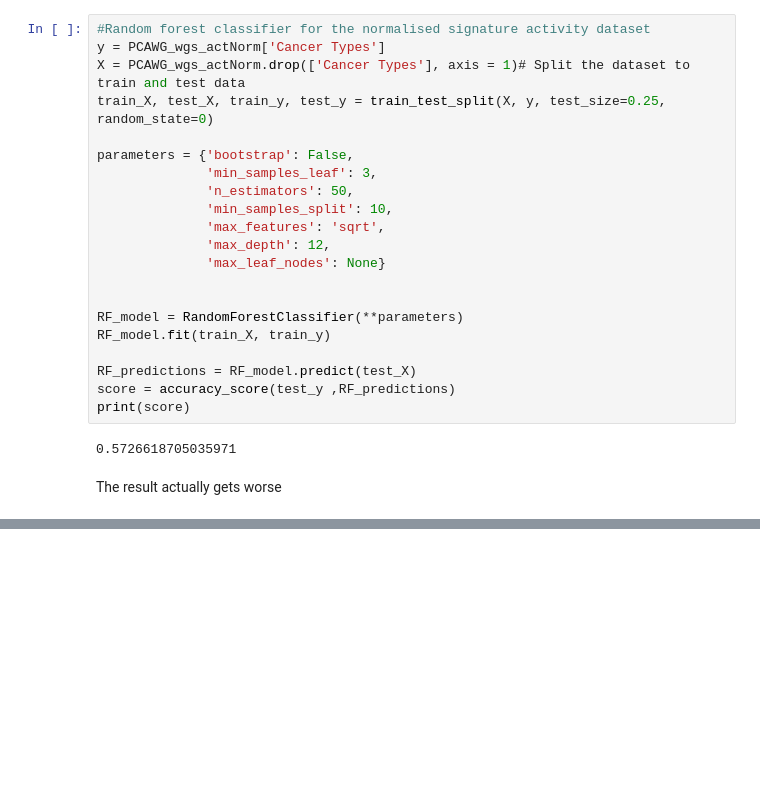
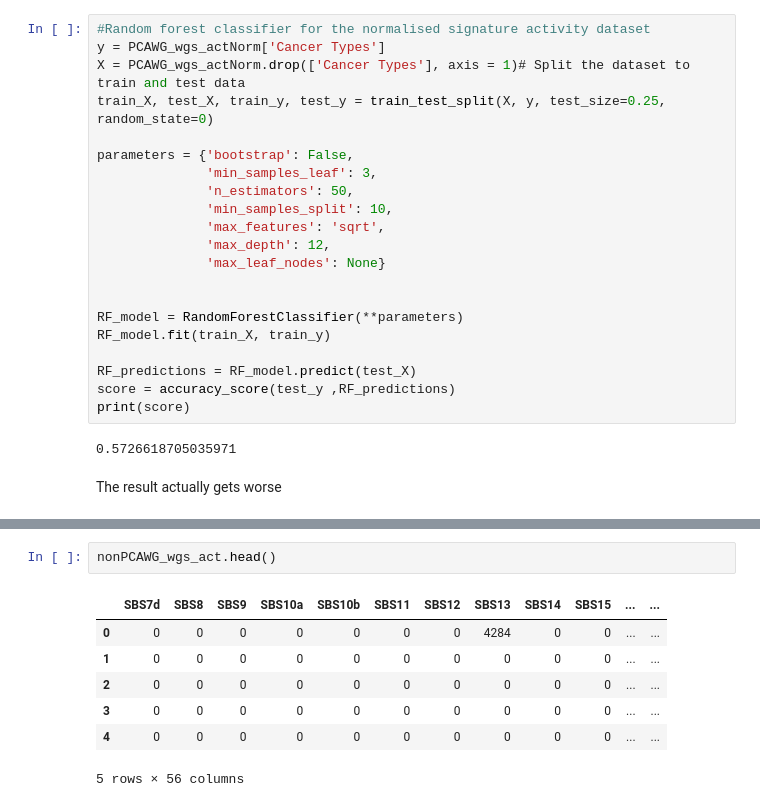
Before and after one commit to Lepardi/LSI31003-group-work, a Jupyter notebook: MachineLearning_inMolecularBiology2020_GroupProject.ipynb, the cells around one changed output, grey strips where cells are left out. Drawn from its saved outputs; the diff is of its cells as text; blank space fills up the shorter version.

```diff
--- a/MachineLearning_inMolecularBiology2020_GroupProject.ipynb
+++ b/MachineLearning_inMolecularBiology2020_GroupProject.ipynb
@@ -376,0 +526,10 @@ The result actually gets worse
+# %%
+nonPCAWG_wgs_act.head()
+# %% [output]
+|  | SBS7d | SBS8 | SBS9 | SBS10a | SBS10b | SBS11 | SBS12 | SBS13 | SBS14 | SBS15 | ... | ... |
+| 0 | 0 | 0 | 0 | 0 | 0 | 0 | 0 | 4284 | 0 | 0 | ... | ... |
+| 1 | 0 | 0 | 0 | 0 | 0 | 0 | 0 | 0 | 0 | 0 | ... | ... |
+| 2 | 0 | 0 | 0 | 0 | 0 | 0 | 0 | 0 | 0 | 0 | ... | ... |
+| 3 | 0 | 0 | 0 | 0 | 0 | 0 | 0 | 0 | 0 | 0 | ... | ... |
+| 4 | 0 | 0 | 0 | 0 | 0 | 0 | 0 | 0 | 0 | 0 | ... | ... |
+5 rows × 56 columns
```
Also changed, not shown: parts of 32 cells of this notebook.
